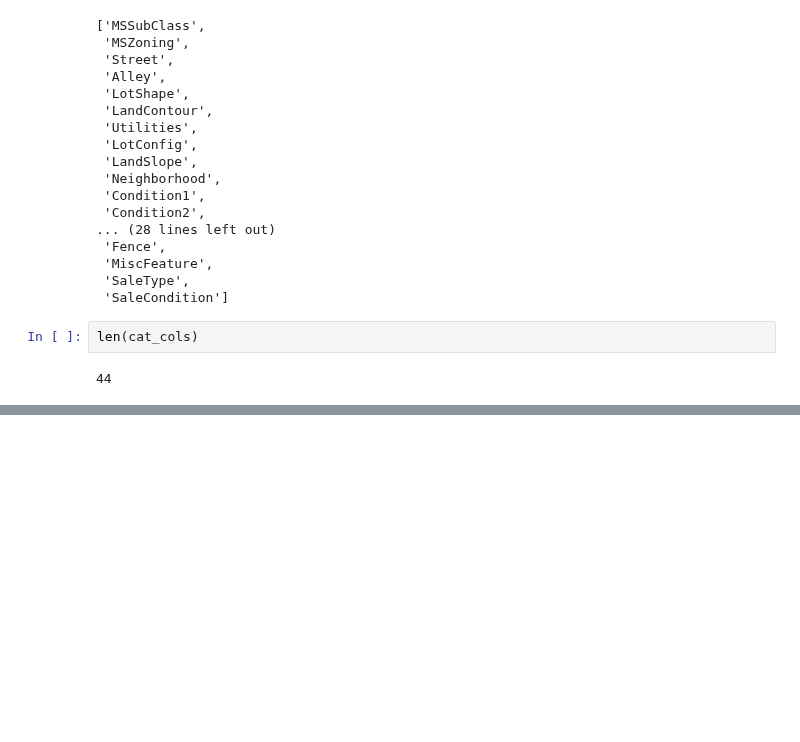
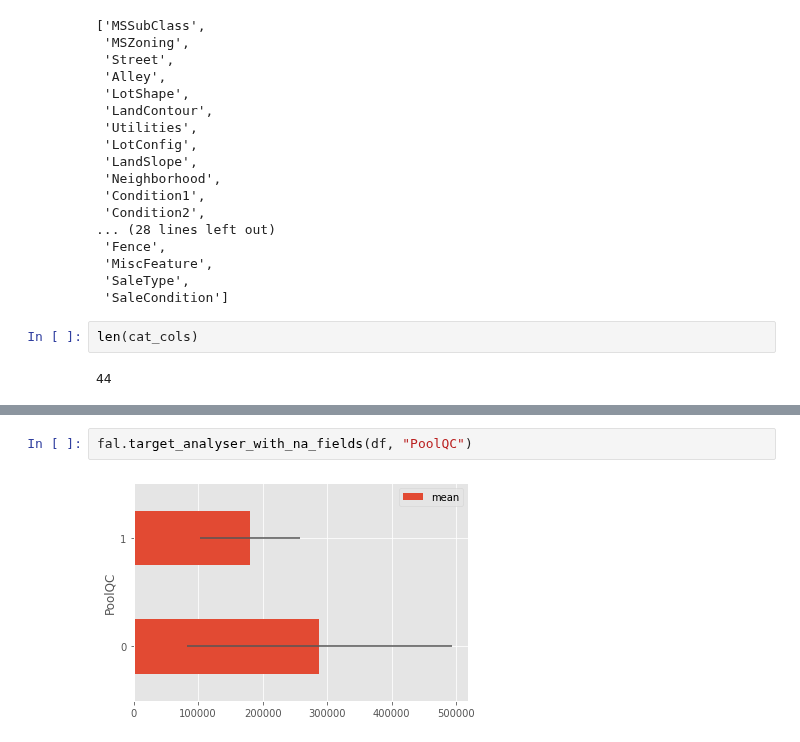
Before and after one commit to AkhilVinayakp/machine_Learning_Algorithms_python, a Jupyter notebook: EtE_projects/house-prices/Experiments/analysis.ipynb, the cells around one changed output, grey strips where cells are left out. Cells and saved outputs as stored; diff of their text form; blank space fills up the shorter version.

```diff
--- a/EtE_projects/house-prices/Experiments/analysis.ipynb
+++ b/EtE_projects/house-prices/Experiments/analysis.ipynb
@@ -251,0 +389,4 @@ len(cat_cols)
+# %%
+fal.target_analyser_with_na_fields(df, "PoolQC")
+# %% [output]
+[figure, added]
```
Also changed, not shown: parts of 26 cells of this notebook.
